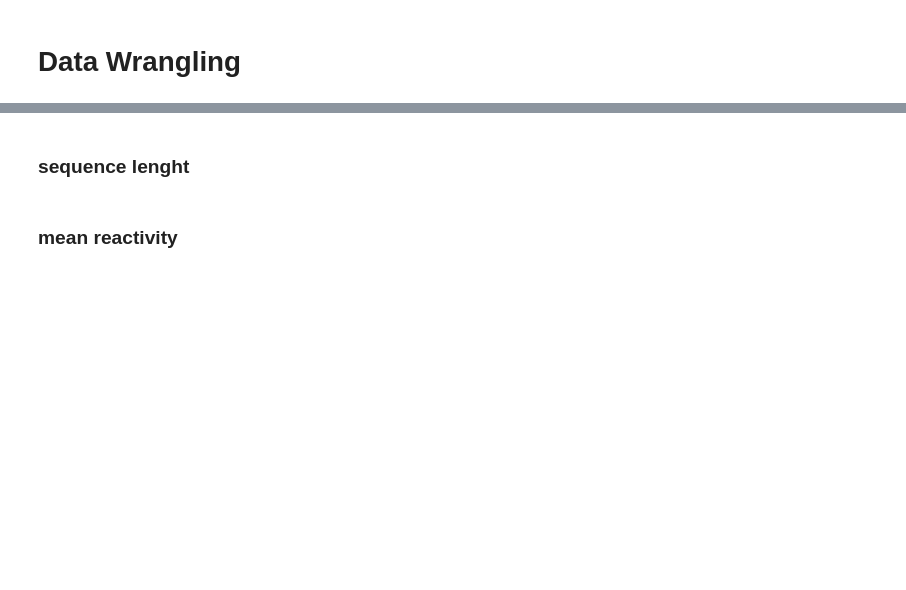
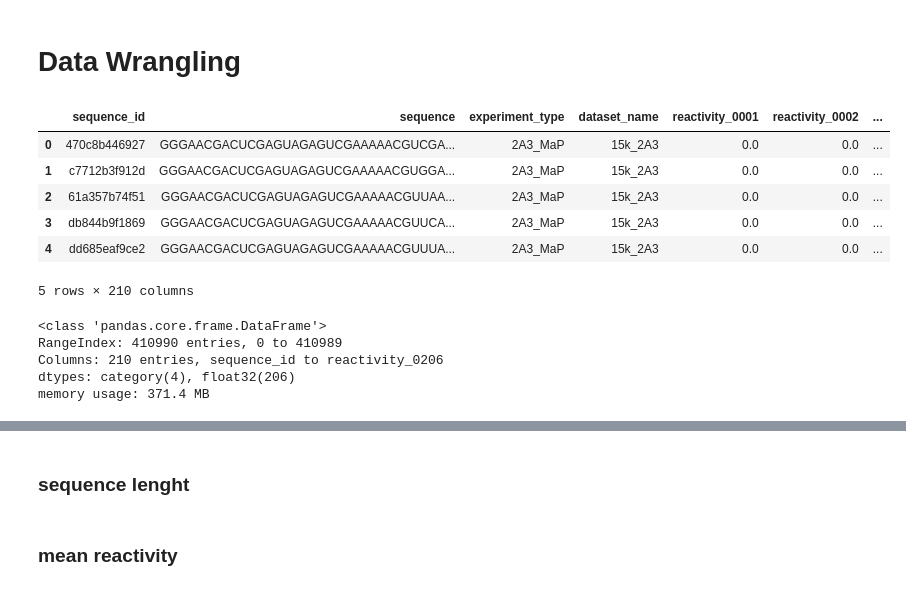
Before and after one commit to SmogJ/Kaggle-Competition----Stanford-Ribonanza-RNA-Folding, a Jupyter notebook: 1st-ribo-note.ipynb, the cells around one changed output, grey strips where cells are left out. Cells and saved outputs as stored; diff of their text form; code cells hidden in the pictures; blank space fills up the shorter version.

```diff
--- a/1st-ribo-note.ipynb
+++ b/1st-ribo-note.ipynb
@@ -268,12 +401,13 @@ gc.collect()
 # Data Wrangling
 # %%
 def wrangle(df):
+
+    # Drop rows based on SN Filter
+    df= df.loc[df.SN_filter == 1]
 
     # Drop duplicate
     df= df.drop_duplicates(subset=["sequence_id", "experiment_type"])
 
-    # Drop rows based on SN Filter
-    df= df.loc[df.SN_filter == 1]
 
     # Drop the columns
     df= df.drop(columns=["reads", "signal_to_noise","SN_filter"], axis=1)
@@ -283,9 +417,14 @@ def wrangle(df):
     for col in df.select_dtypes(include="category"):
         df[col] = df[col].cat.add_categories([0])
 
+
     # Fill NaN value for reactivity & error
     df= df[7:].fillna(0)
 
+    # Reset index to start from 0
+    df.reset_index(drop=True, inplace= True)
+
+
     return df
 # %%
 train_feat=  wrangle(opt_train)
@@ -293,5 +431,21 @@ train_feat.head()
 # %%
-train_feat.shape
+train_feat.head()
+# %% [output]
+|  | sequence_id | sequence | experiment_type | dataset_name | reactivity_0001 | reactivity_0002 | ... |
+| 0 | 470c8b446927 | GGGAACGACUCGAGUAGAGUCGAAAAACGUCGA... | 2A3_MaP | 15k_2A3 | 0.0 | 0.0 | ... |
+| 1 | c7712b3f912d | GGGAACGACUCGAGUAGAGUCGAAAAACGUGGA... | 2A3_MaP | 15k_2A3 | 0.0 | 0.0 | ... |
+| 2 | 61a357b74f51 | GGGAACGACUCGAGUAGAGUCGAAAAACGUUAA... | 2A3_MaP | 15k_2A3 | 0.0 | 0.0 | ... |
+| 3 | db844b9f1869 | GGGAACGACUCGAGUAGAGUCGAAAAACGUUCA... | 2A3_MaP | 15k_2A3 | 0.0 | 0.0 | ... |
+| 4 | dd685eaf9ce2 | GGGAACGACUCGAGUAGAGUCGAAAAACGUUUA... | 2A3_MaP | 15k_2A3 | 0.0 | 0.0 | ... |
+5 rows × 210 columns
+# %%
+train_feat.info()
+# %% [output]
+<class 'pandas.core.frame.DataFrame'>
+RangeIndex: 410990 entries, 0 to 410989
+Columns: 210 entries, sequence_id to reactivity_0206
+dtypes: category(4), float32(206)
+memory usage: 371.4 MB
 # %%
 del opt_train
 gc.collect()
```
Also changed, not shown: parts of 40 cells of this notebook.
